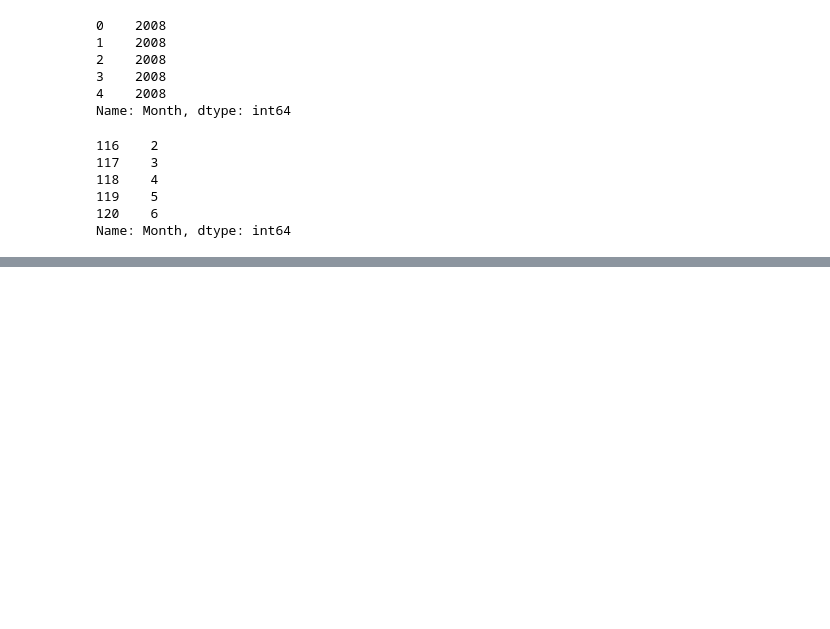
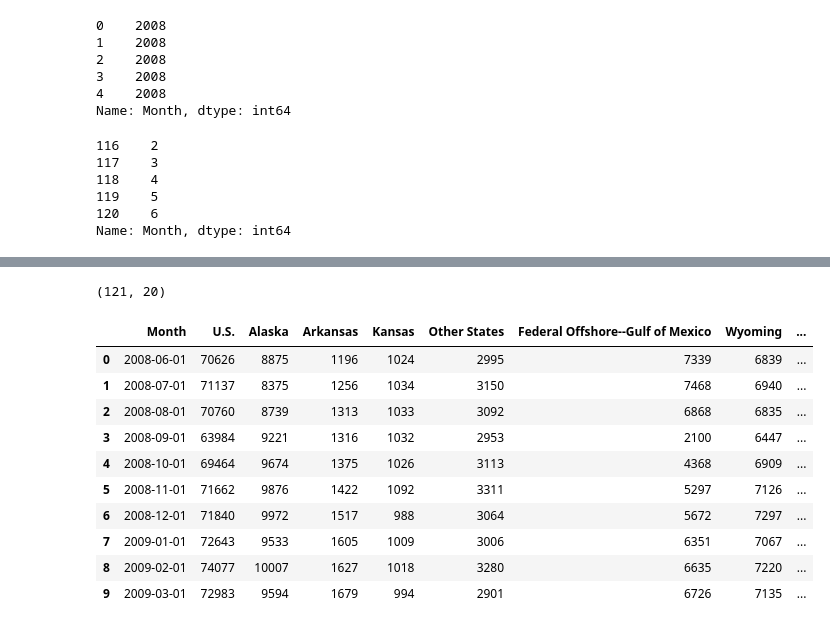
Before and after one commit to OlivierPaulo/DS4E, a Jupyter notebook: le-wagon-exercises/us-oil-and-gas-production/jupyter_init.ipynb, the cells around one changed output, grey strips where cells are left out. Cells and saved outputs as stored; diff of their text form; code cells hidden in the pictures; blank space fills up the shorter version.

```diff
--- a/le-wagon-exercises/us-oil-and-gas-production/jupyter_init.ipynb
+++ b/le-wagon-exercises/us-oil-and-gas-production/jupyter_init.ipynb
@@ -122,0 +149,18 @@ Name: Month, dtype: int64
+# %%
+gas_df.shape
+# %% [output]
+(121, 20)
+# %%
+gas_df.head(10)
+# %% [output]
+|  | Month | U.S. | Alaska | Arkansas | Kansas | Other States | Federal Offshore--Gulf of Mexico | Wyoming | ... |
+| 0 | 2008-06-01 | 70626 | 8875 | 1196 | 1024 | 2995 | 7339 | 6839 | ... |
+| 1 | 2008-07-01 | 71137 | 8375 | 1256 | 1034 | 3150 | 7468 | 6940 | ... |
+| 2 | 2008-08-01 | 70760 | 8739 | 1313 | 1033 | 3092 | 6868 | 6835 | ... |
+| 3 | 2008-09-01 | 63984 | 9221 | 1316 | 1032 | 2953 | 2100 | 6447 | ... |
+| 4 | 2008-10-01 | 69464 | 9674 | 1375 | 1026 | 3113 | 4368 | 6909 | ... |
+| 5 | 2008-11-01 | 71662 | 9876 | 1422 | 1092 | 3311 | 5297 | 7126 | ... |
+| 6 | 2008-12-01 | 71840 | 9972 | 1517 | 988 | 3064 | 5672 | 7297 | ... |
+| 7 | 2009-01-01 | 72643 | 9533 | 1605 | 1009 | 3006 | 6351 | 7067 | ... |
+| 8 | 2009-02-01 | 74077 | 10007 | 1627 | 1018 | 3280 | 6635 | 7220 | ... |
+| 9 | 2009-03-01 | 72983 | 9594 | 1679 | 994 | 2901 | 6726 | 7135 | ... |
```
Also changed, not shown: parts of 6 cells of this notebook.
